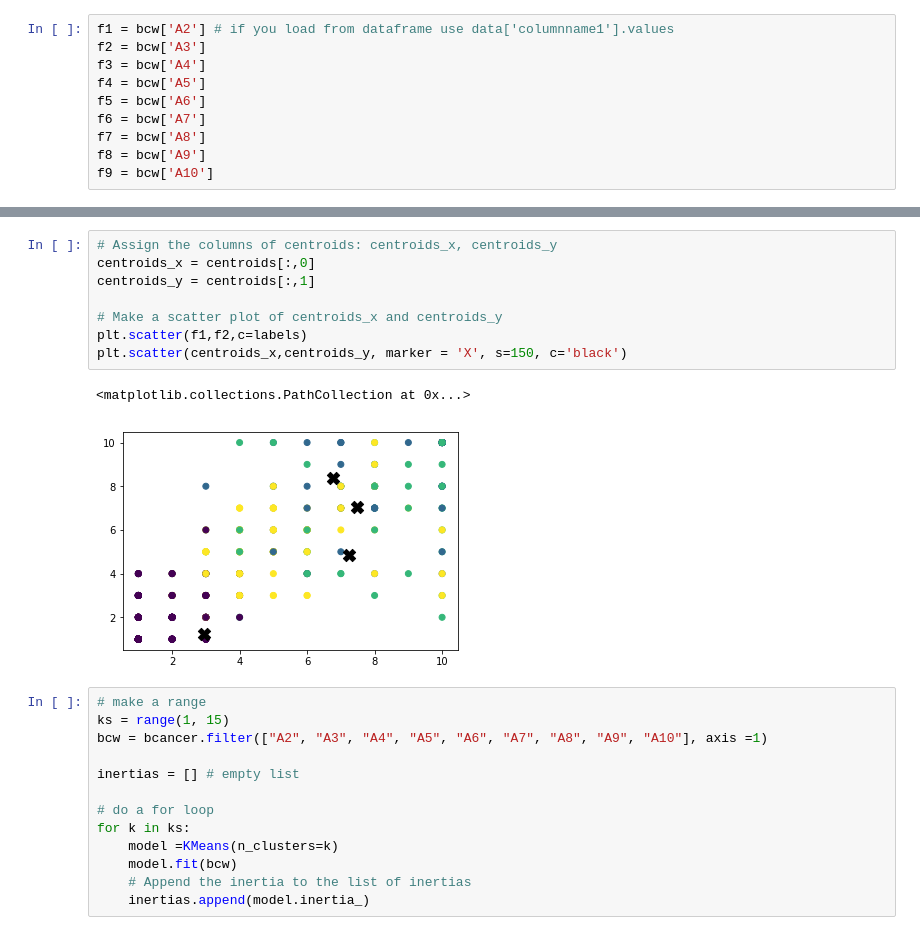
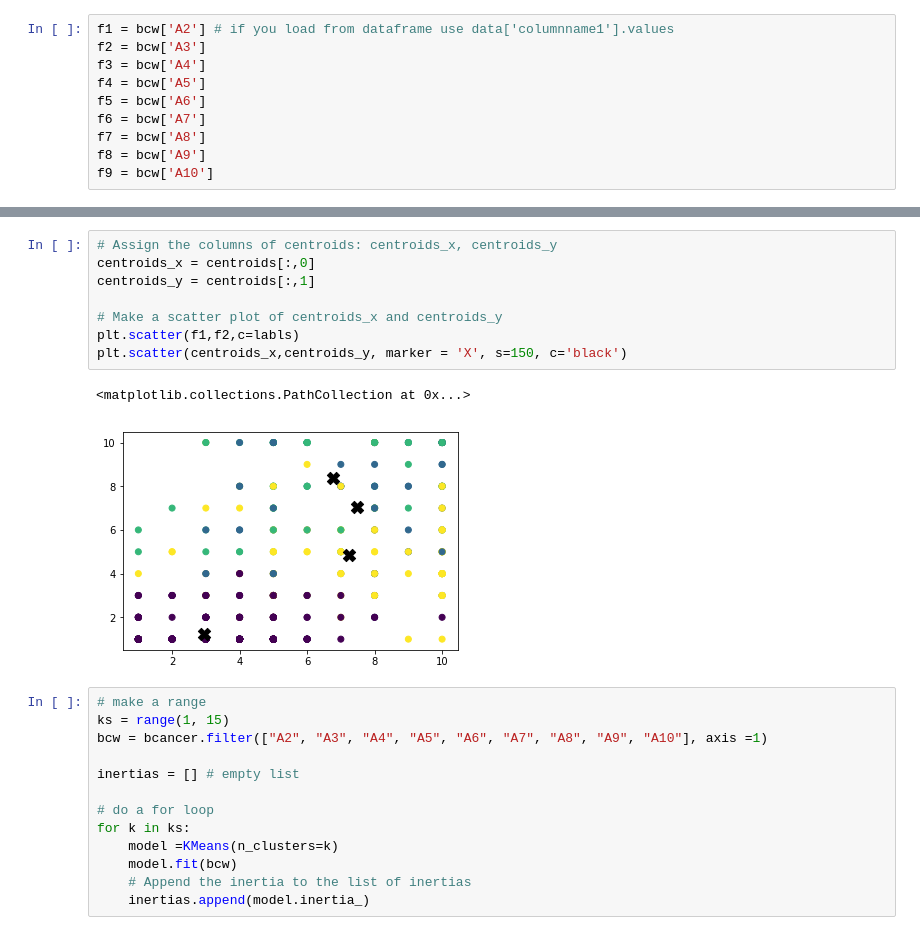
Before and after one commit to iamrajp/G10-PythonProject, a Jupyter notebook: code/KMeans for Project-Breast-Cancer-WI.ipynb, the cells around one changed output, grey strips where cells are left out. Cells and saved outputs as stored; diff of their text form.

```diff
--- a/code/KMeans for Project-Breast-Cancer-WI.ipynb
+++ b/code/KMeans for Project-Breast-Cancer-WI.ipynb
@@ -74,14 +74,14 @@ print(centroids)
 # %%
 # Assign the columns of centroids: centroids_x, centroids_y
 centroids_x = centroids[:,0]
 centroids_y = centroids[:,1]
 
 # Make a scatter plot of centroids_x and centroids_y
-plt.scatter(f1,f2,c=labels)
+plt.scatter(f1,f2,c=labls)
 plt.scatter(centroids_x,centroids_y, marker = 'X', s=150, c='black')
 # %% [output]
 <matplotlib.collections.PathCollection at 0x...>
-[figure, old version]
+[figure, new version]
 # %%
 # make a range
 ks = range(1, 15)
```
Also changed, not shown: parts of 6 cells of this notebook.
